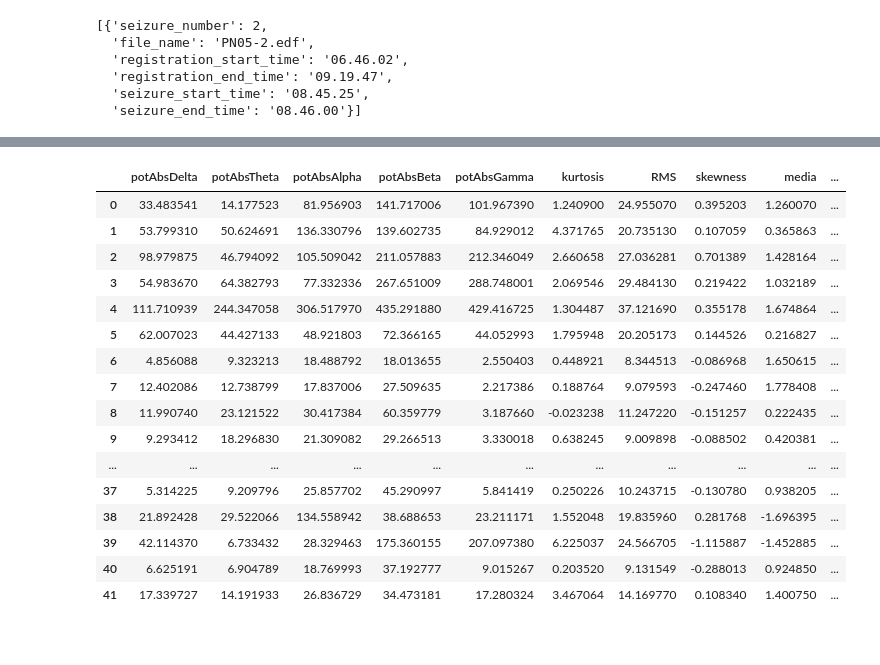
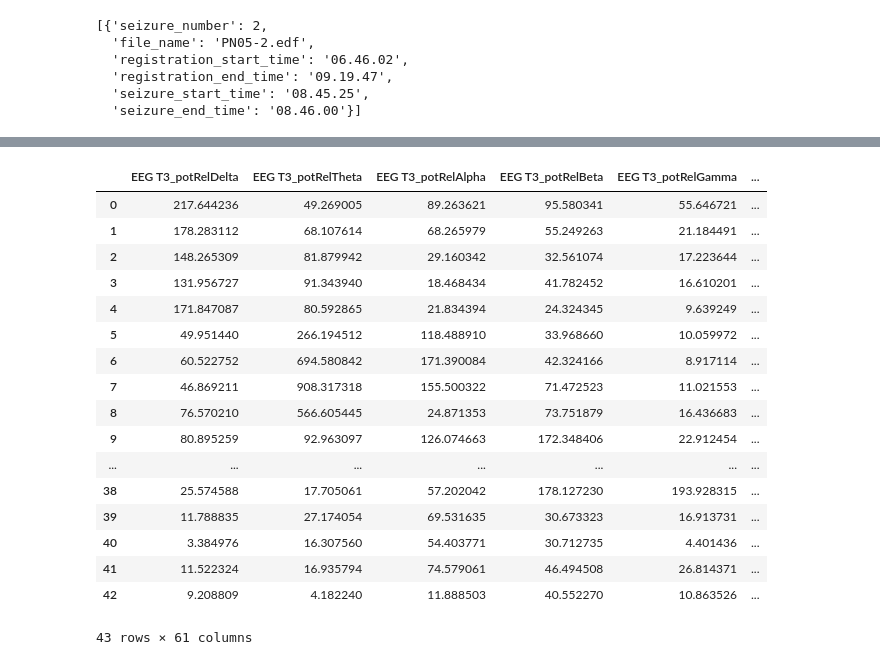
Before and after one commit to gonzagrau/epilepsy_detection, a Jupyter notebook: test_FVfunctions.ipynb, the cells around one changed output, grey strips where cells are left out. Cells and saved outputs as stored; diff of their text form; code cells hidden in the pictures.

```diff
--- a/test_FVfunctions.ipynb
+++ b/test_FVfunctions.ipynb
@@ -109,6 +125,6 @@ seiz = seizures_in_02[0] # una sola !!
 mtx_t_reg = np.array([seiz['registration_start_time'], seiz['registration_end_time']])
 
 # Utilización de la función para una única señal
-arr_seg, arr_labels = getMeData(sig=data_namefilt[0], mtx_t_reg=mtx_t_reg, arr_mtx_t_epi=arr_mtx_t_epi, winlen=5, proportion=0.3)
-arr_seg
+list_segs, arr_labels = getMeData(data_namefilt, mtx_t_reg=mtx_t_reg, arr_mtx_t_epi=arr_mtx_t_epi, winlen=2, proportion=0.4)
+list_segs[0]
 # %% [output]
@@ -238,21 +144,24 @@ new_df_fv
-# %%
-df_from_csv = pd.read_csv("first_features.csv", index_col=0)
-df_from_csv
-# %% [output]
-|  | potAbsDelta | potAbsTheta | potAbsAlpha | potAbsBeta | potAbsGamma | kurtosis | RMS | skewness | media | ... |
-| 0 | 33.483541 | 14.177523 | 81.956903 | 141.717006 | 101.967390 | 1.240900 | 24.955070 | 0.395203 | 1.260070 | ... |
-| 1 | 53.799310 | 50.624691 | 136.330796 | 139.602735 | 84.929012 | 4.371765 | 20.735130 | 0.107059 | 0.365863 | ... |
-| 2 | 98.979875 | 46.794092 | 105.509042 | 211.057883 | 212.346049 | 2.660658 | 27.036281 | 0.701389 | 1.428164 | ... |
-| 3 | 54.983670 | 64.382793 | 77.332336 | 267.651009 | 288.748001 | 2.069546 | 29.484130 | 0.219422 | 1.032189 | ... |
-| 4 | 111.710939 | 244.347058 | 306.517970 | 435.291880 | 429.416725 | 1.304487 | 37.121690 | 0.355178 | 1.674864 | ... |
-| 5 | 62.007023 | 44.427133 | 48.921803 | 72.366165 | 44.052993 | 1.795948 | 20.205173 | 0.144526 | 0.216827 | ... |
-| 6 | 4.856088 | 9.323213 | 18.488792 | 18.013655 | 2.550403 | 0.448921 | 8.344513 | -0.086968 | 1.650615 | ... |
-| 7 | 12.402086 | 12.738799 | 17.837006 | 27.509635 | 2.217386 | 0.188764 | 9.079593 | -0.247460 | 1.778408 | ... |
-| 8 | 11.990740 | 23.121522 | 30.417384 | 60.359779 | 3.187660 | -0.023238 | 11.247220 | -0.151257 | 0.222435 | ... |
-| 9 | 9.293412 | 18.296830 | 21.309082 | 29.266513 | 3.330018 | 0.638245 | 9.009898 | -0.088502 | 0.420381 | ... |
-| ... | ... | ... | ... | ... | ... | ... | ... | ... | ... | ... |
-| 37 | 5.314225 | 9.209796 | 25.857702 | 45.290997 | 5.841419 | 0.250226 | 10.243715 | -0.130780 | 0.938205 | ... |
-| 38 | 21.892428 | 29.522066 | 134.558942 | 38.688653 | 23.211171 | 1.552048 | 19.835960 | 0.281768 | -1.696395 | ... |
-| 39 | 42.114370 | 6.733432 | 28.329463 | 175.360155 | 207.097380 | 6.225037 | 24.566705 | -1.115887 | -1.452885 | ... |
-| 40 | 6.625191 | 6.904789 | 18.769993 | 37.192777 | 9.015267 | 0.203520 | 9.131549 | -0.288013 | 0.924850 | ... |
-| 41 | 17.339727 | 14.191933 | 26.836729 | 34.473181 | 17.280324 | 3.467064 | 14.169770 | 0.108340 | 1.400750 | ... |
+# %%
+# Potencia
+fs = info["sfreq"]
+df_fv = getMeFeatures(list_segs, filt_ch_nms, fs)
+df_fv
+# %% [output]
+|  | EEG T3_potRelDelta | EEG T3_potRelTheta | EEG T3_potRelAlpha | EEG T3_potRelBeta | EEG T3_potRelGamma | ... |
+| 0 | 217.644236 | 49.269005 | 89.263621 | 95.580341 | 55.646721 | ... |
+| 1 | 178.283112 | 68.107614 | 68.265979 | 55.249263 | 21.184491 | ... |
+| 2 | 148.265309 | 81.879942 | 29.160342 | 32.561074 | 17.223644 | ... |
+| 3 | 131.956727 | 91.343940 | 18.468434 | 41.782452 | 16.610201 | ... |
+| 4 | 171.847087 | 80.592865 | 21.834394 | 24.324345 | 9.639249 | ... |
+| 5 | 49.951440 | 266.194512 | 118.488910 | 33.968660 | 10.059972 | ... |
+| 6 | 60.522752 | 694.580842 | 171.390084 | 42.324166 | 8.917114 | ... |
+| 7 | 46.869211 | 908.317318 | 155.500322 | 71.472523 | 11.021553 | ... |
+| 8 | 76.570210 | 566.605445 | 24.871353 | 73.751879 | 16.436683 | ... |
+| 9 | 80.895259 | 92.963097 | 126.074663 | 172.348406 | 22.912454 | ... |
+| ... | ... | ... | ... | ... | ... | ... |
+| 38 | 25.574588 | 17.705061 | 57.202042 | 178.127230 | 193.928315 | ... |
+| 39 | 11.788835 | 27.174054 | 69.531635 | 30.673323 | 16.913731 | ... |
+| 40 | 3.384976 | 16.307560 | 54.403771 | 30.712735 | 4.401436 | ... |
+| 41 | 11.522324 | 16.935794 | 74.579061 | 46.494508 | 26.814371 | ... |
+| 42 | 9.208809 | 4.182240 | 11.888503 | 40.552270 | 10.863526 | ... |
+43 rows × 61 columns
```
Also changed, not shown: parts of 11 cells of this notebook, 6 other files.
